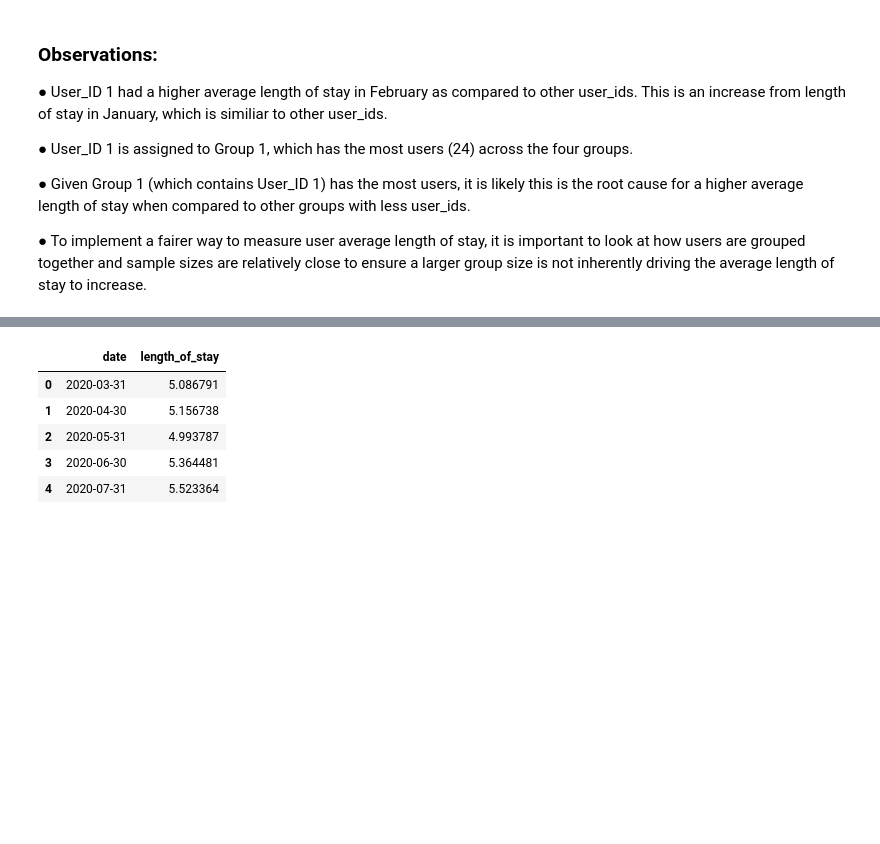
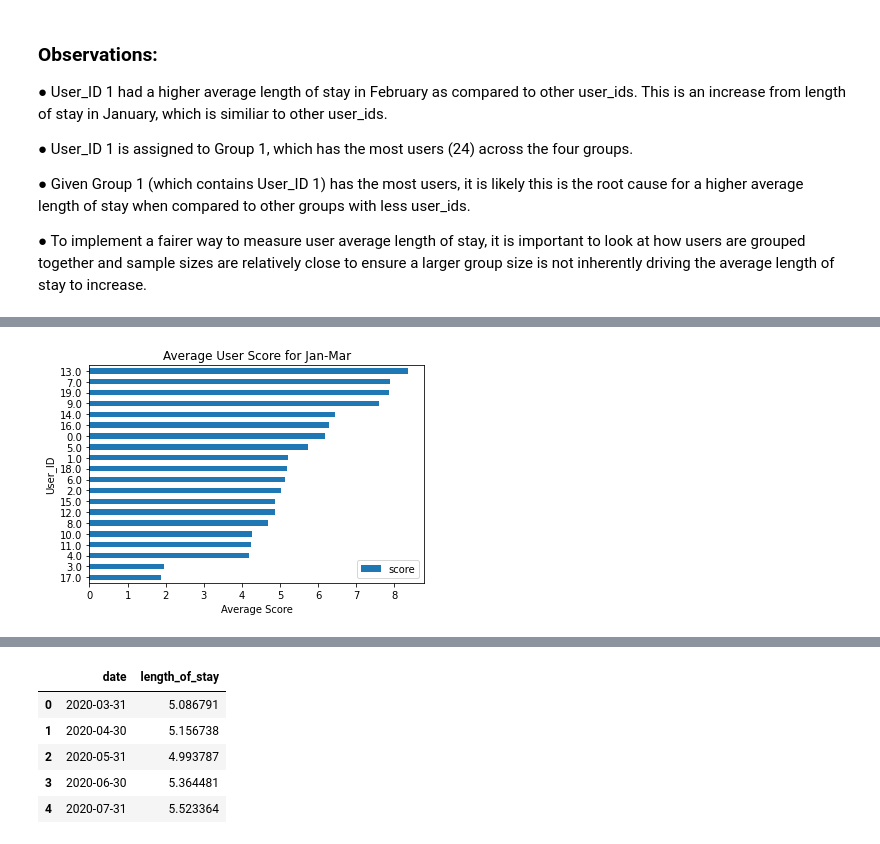
Before and after one commit to valputla/Customer-Success-Project, a Jupyter notebook: Take Home Analysis.ipynb, the cells around one changed output, grey strips where cells are left out. Saved outputs shown, nothing was run; the diff lists cells and outputs as text; code cells hidden in the pictures; blank space fills up the shorter version.

```diff
--- a/Take Home Analysis.ipynb
+++ b/Take Home Analysis.ipynb
@@ -120,0 +141,5 @@ plt.show()
+# %%
+q3_user_scores = q3_user_scores.groupby(["user_id"])["score"].mean()
+# %%
+q3_user_scores = pd.DataFrame(q3_user_scores).sort_values(by=["score"])
+q3_user_scores
@@ -120,0 +165,9 @@ plt.show()
+# %%
+q3_user_scores.plot(kind="barh")
+plt.title("Average User Score for Jan-Mar")
+plt.xlabel("Average Score")
+plt.ylabel("User_ID")
+plt.savefig("../Customer-Success-Team-Project/Images/BottomPerformers.png")
+plt.show()
+# %% [output]
+[figure, added]
```
Also changed, not shown: parts of 8 cells of this notebook, 1 other file.
